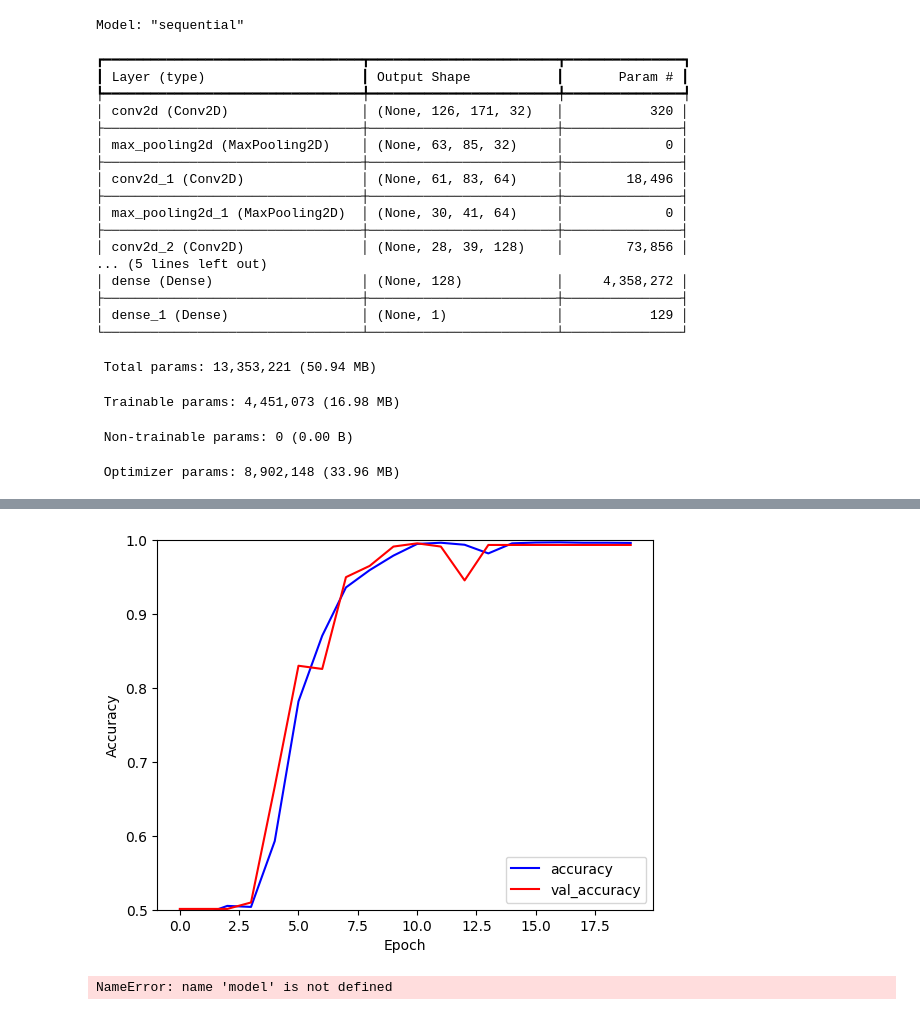
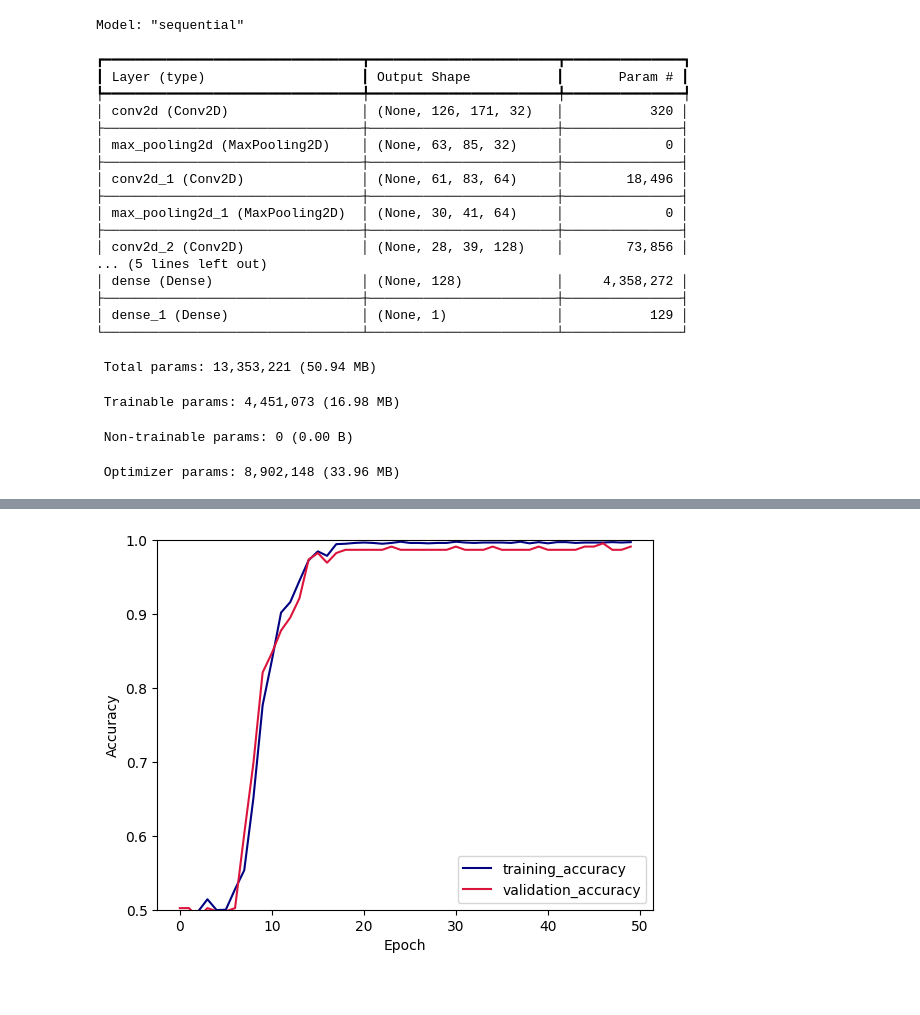
Before and after one commit to JakeDReeder/ChordWizMachineLearning, a Jupyter notebook: NoteBook1.ipynb, the cells around one changed output, grey strips where cells are left out. Cells and saved outputs as stored; diff of their text form; code cells hidden in the pictures.

```diff
--- a/NoteBook1.ipynb
+++ b/NoteBook1.ipynb
@@ -84,5 +84,5 @@ from Model import create_cnn_model
 
 model = create_cnn_model(train_data)
 model.compile(optimizer='adam', loss='BinaryCrossentropy', metrics=['accuracy'])
-history = model.fit(train_data, train_labels, epochs=20, batch_size=32, verbose=1, validation_data=(val_data, val_labels))
+history = model.fit(train_data, train_labels, epochs=50, batch_size=32, verbose=1, validation_data=(val_data, val_labels))
 # %% [output]
@@ -106,7 +107,7 @@ Epoch 20/20
 # %%
 model.summary()
-plt.plot(history.history['accuracy'], label='accuracy', color="blue")
-plt.plot(history.history['val_accuracy'], label = 'val_accuracy', color="red")
+plt.plot(history.history['accuracy'], label='training_accuracy', color="navy")
+plt.plot(history.history['val_accuracy'], label = 'validation_accuracy', color="crimson")
 plt.xlabel('Epoch')
 plt.ylabel('Accuracy')
 plt.ylim([0.5, 1])
@@ -140,9 +141 @@ Model: "sequential"
-[figure, old version]
+[figure, new version]
-# %%
-y_pred = model.predict(test_data)
-y_pred_classes = np.argmax(y_pred, axis=1)
-y_true = np.array(test_labels)
-conf_matrix = tf.math.confusion_matrix(y_true, y_pred_classes)
-print(conf_matrix.numpy())
-# %% [output]
-NameError: name 'model' is not defined
```
Also changed, not shown: parts of 5 cells of this notebook, 3 other files.
